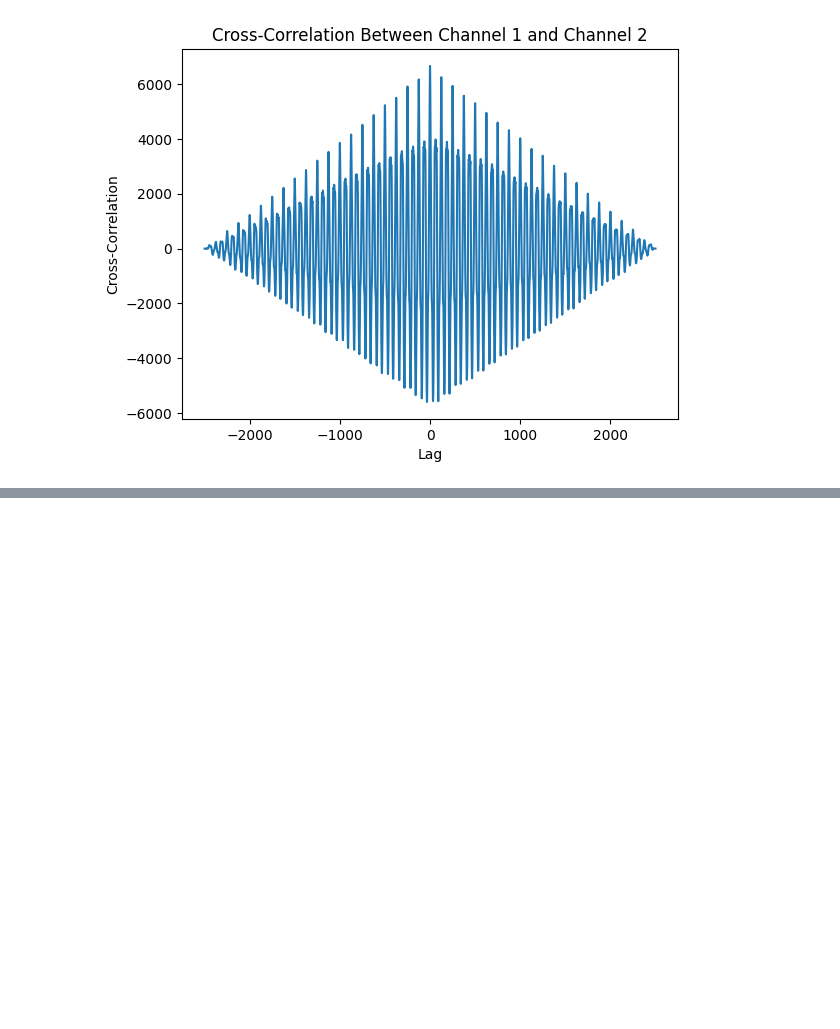
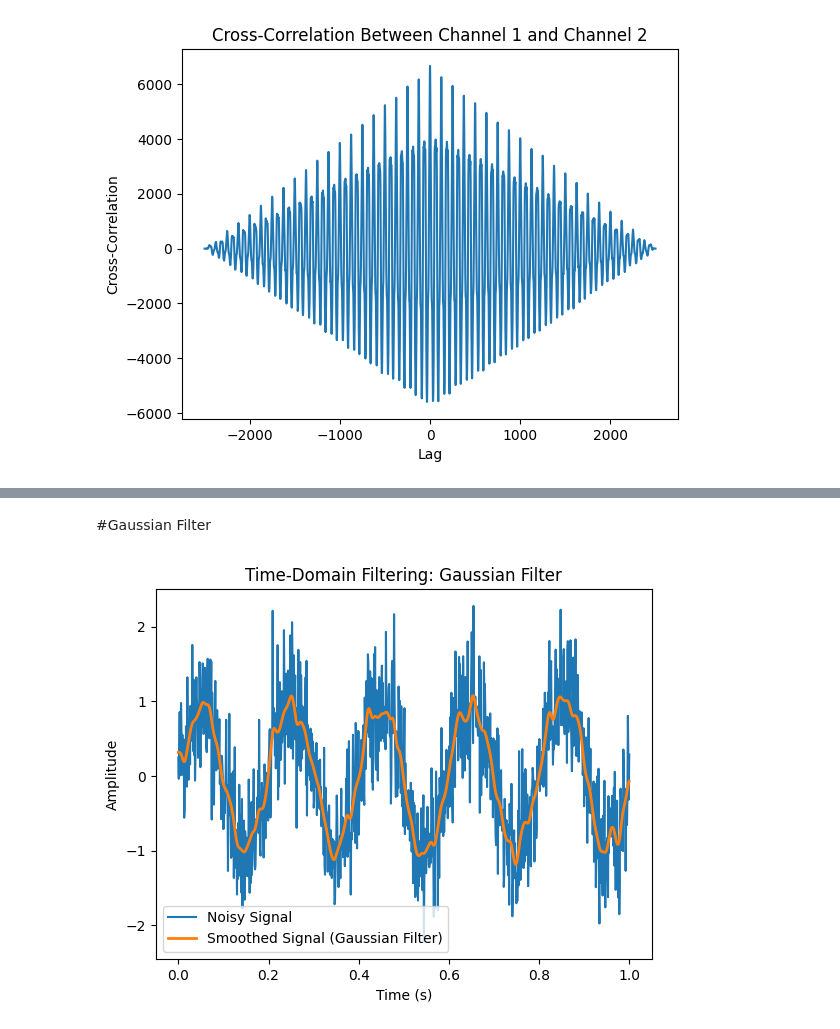
Before and after one commit to vinkrishna/ExpandingSenses, a Jupyter notebook: Chapter3.ipynb, the cells around one changed output, grey strips where cells are left out. Saved outputs shown, nothing was run; the diff lists cells and outputs as text; code cells hidden in the pictures; blank space fills up the shorter version.

```diff
--- a/Chapter3.ipynb
+++ b/Chapter3.ipynb
@@ -271,0 +329,17 @@ plt.show()
+# %% [markdown]
+#Gaussian Filter
+# %%
+from scipy.ndimage import gaussian_filter
+
+sigma = 5
+smoothed_signal_gaussian = gaussian_filter(noisy_signal, sigma)
+
+plt.plot(t, noisy_signal, label='Noisy Signal')
+plt.plot(t, smoothed_signal_gaussian, label='Smoothed Signal (Gaussian Filter)', linewidth=2)
+plt.xlabel('Time (s)')
+plt.ylabel('Amplitude')
+plt.legend()
+plt.title('Time-Domain Filtering: Gaussian Filter')
+plt.show()
+# %% [output]
+[figure, added]
```
Also changed, not shown: parts of 12 cells of this notebook.
